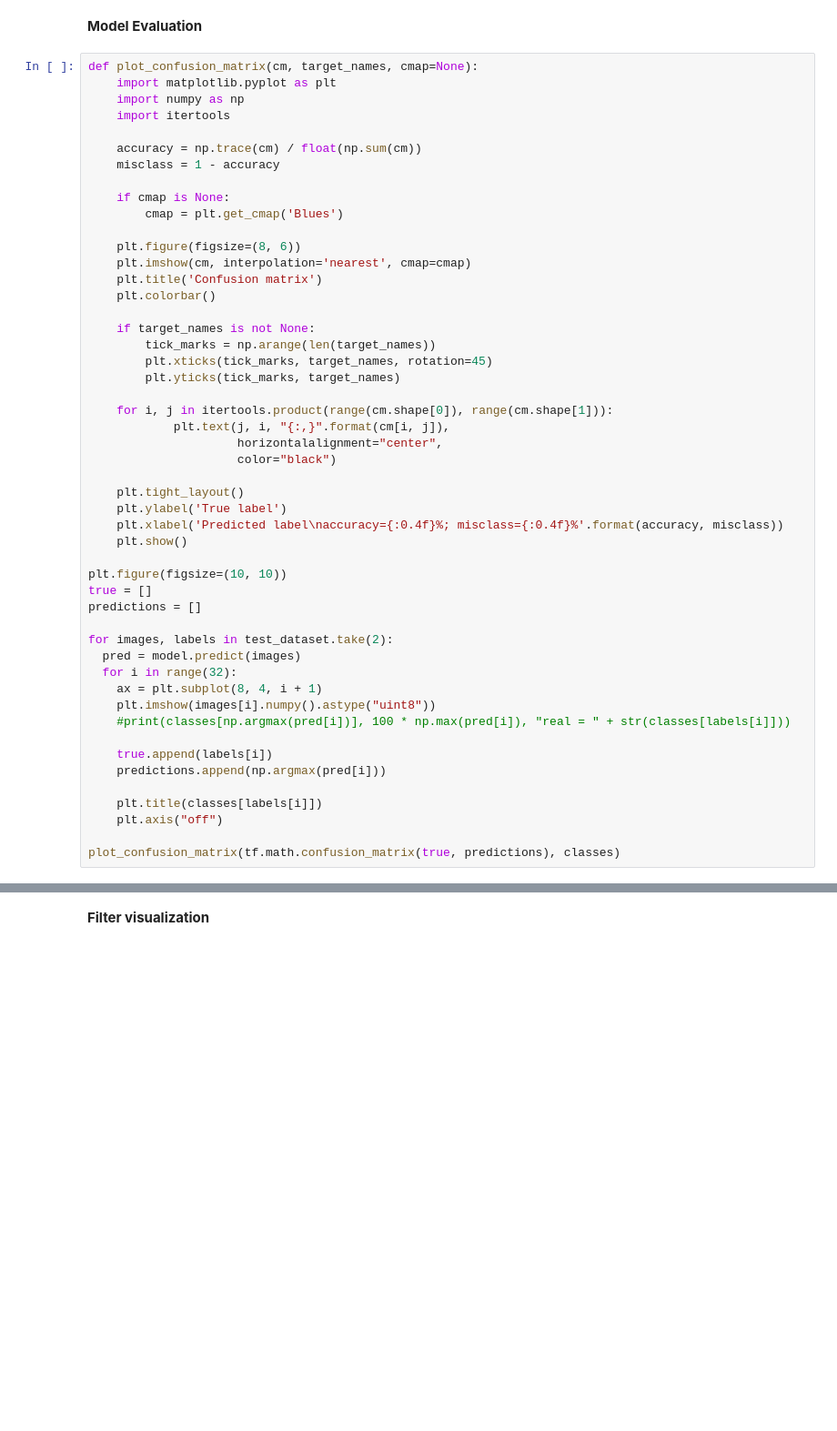
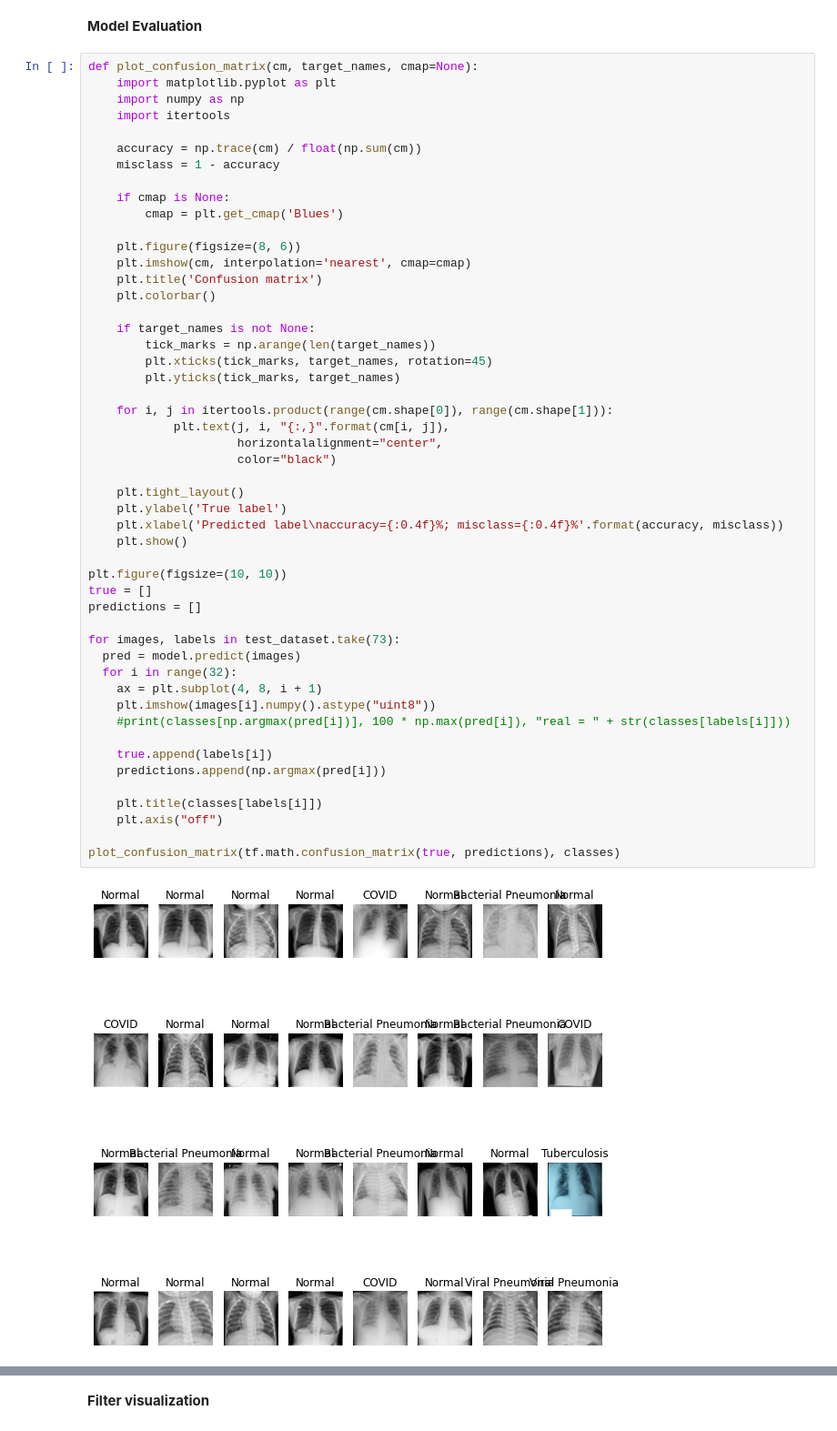
Before and after one commit to cardstdani/covid-classification-ml, a Jupyter notebook: ModelNotebook.ipynb, the cells around one changed output, grey strips where cells are left out. Shown at 91% size. Drawn from its saved outputs; the diff is of its cells as text; blank space fills up the shorter version.

```diff
--- a/ModelNotebook.ipynb
+++ b/ModelNotebook.ipynb
@@ -174,32 +174,34 @@ def plot_confusion_matrix(cm, target_names, cmap=None):
         tick_marks = np.arange(len(target_names))
         plt.xticks(tick_marks, target_names, rotation=45)
         plt.yticks(tick_marks, target_names)
 
     for i, j in itertools.product(range(cm.shape[0]), range(cm.shape[1])):
             plt.text(j, i, "{:,}".format(cm[i, j]),
                      horizontalalignment="center",
                      color="black")
 
     plt.tight_layout()
     plt.ylabel('True label')
     plt.xlabel('Predicted label\naccuracy={:0.4f}%; misclass={:0.4f}%'.format(accuracy, misclass))
     plt.show()
 
 plt.figure(figsize=(10, 10))
 true = []
 predictions = []
 
-for images, labels in test_dataset.take(2):
+for images, labels in test_dataset.take(73):
   pred = model.predict(images)
   for i in range(32):
-    ax = plt.subplot(8, 4, i + 1)
+    ax = plt.subplot(4, 8, i + 1)
     plt.imshow(images[i].numpy().astype("uint8"))
     #print(classes[np.argmax(pred[i])], 100 * np.max(pred[i]), "real = " + str(classes[labels[i]]))
 
     true.append(labels[i])
     predictions.append(np.argmax(pred[i]))
 
     plt.title(classes[labels[i]])
     plt.axis("off")
 
 plot_confusion_matrix(tf.math.confusion_matrix(true, predictions), classes)
+# %% [output]
+[figure, added]
```
Also changed, not shown: parts of 3 cells of this notebook.
